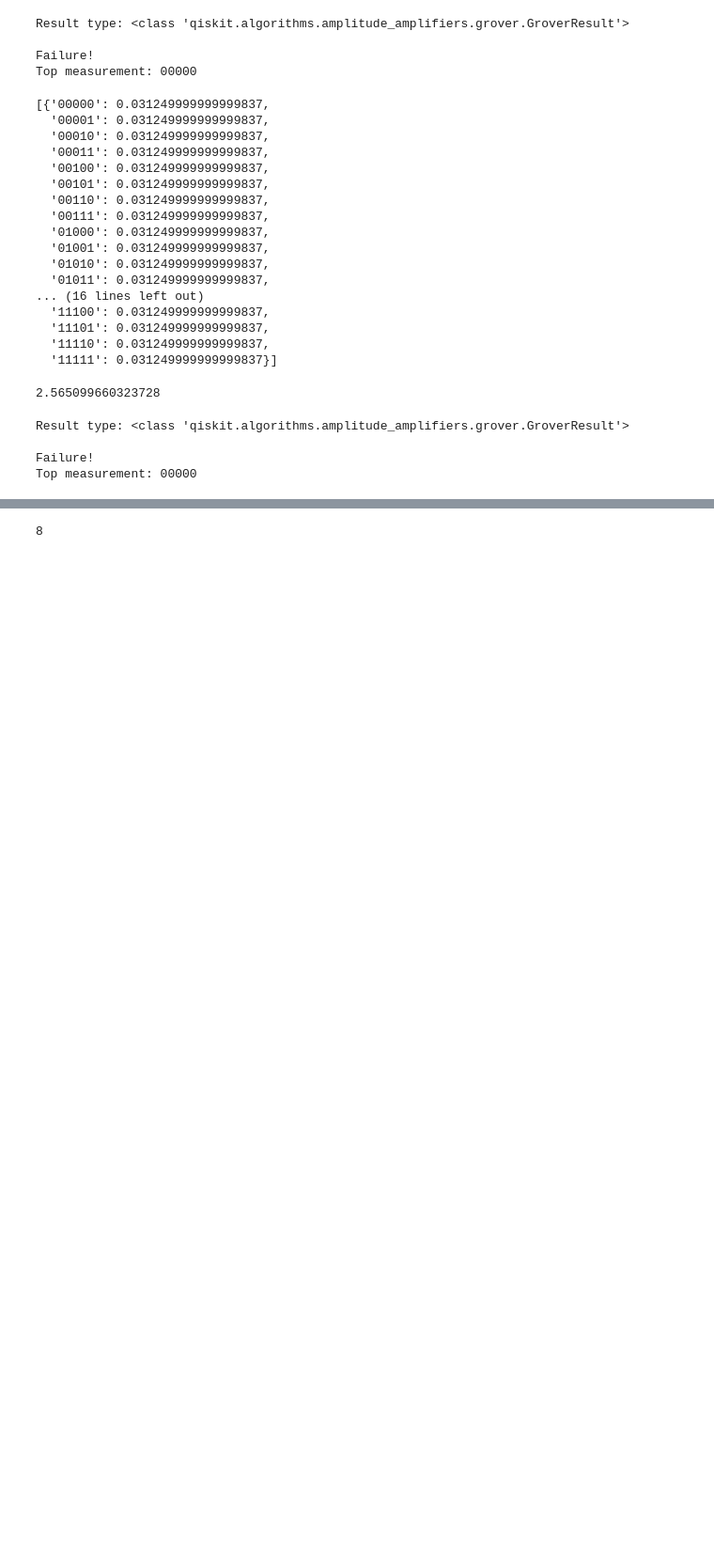
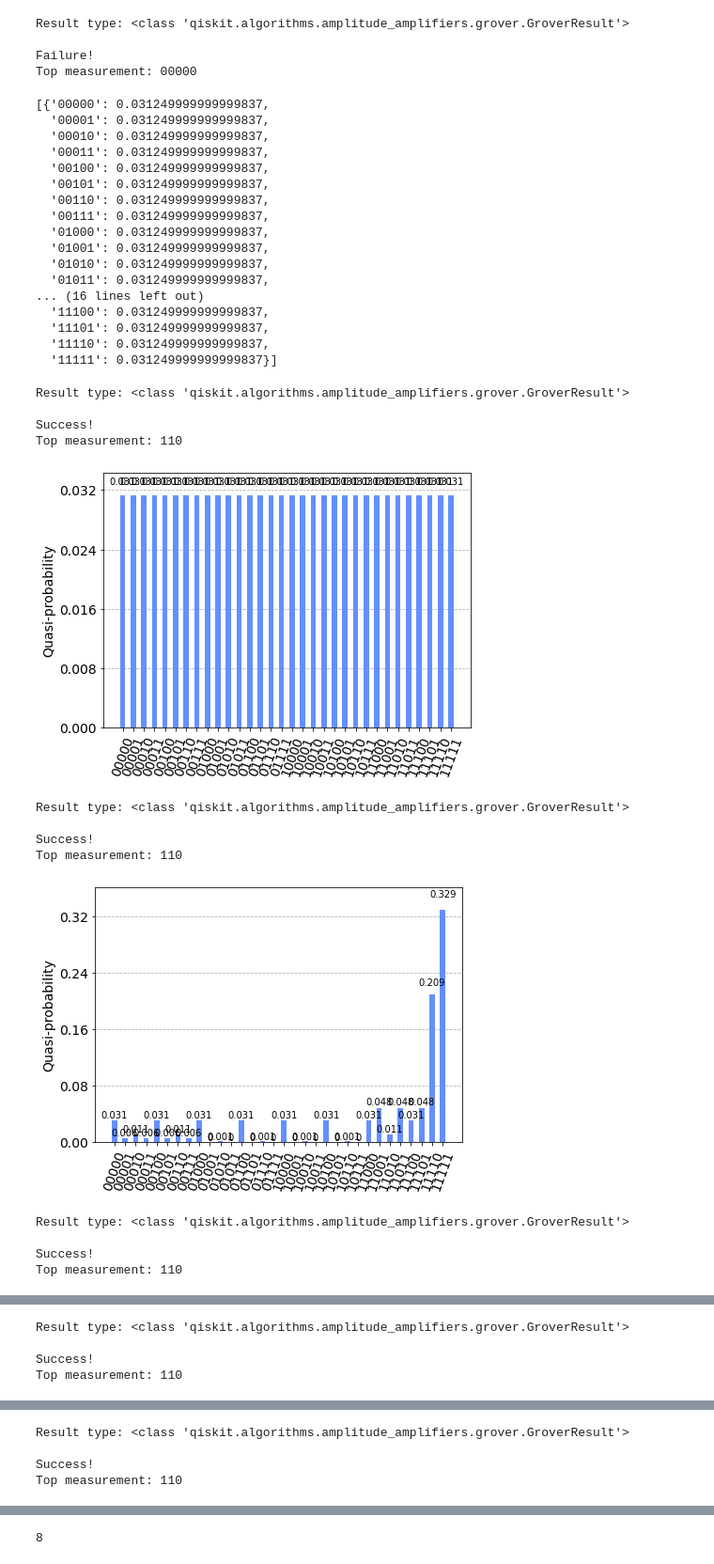
Before and after one commit to Eagle-quantum/QuPCA, a Jupyter notebook: new_tomography.ipynb, the cells around one changed output, grey strips where cells are left out. Shown at 94% size. Cells and saved outputs as stored; diff of their text form; code cells hidden in the pictures; blank space fills up the shorter version.

```diff
--- a/new_tomography.ipynb
+++ b/new_tomography.ipynb
@@ -426,20 +468,28 @@ result.circuit_results
   '11101': 0.031249999999999837,
   '11110': 0.031249999999999837,
   '11111': 0.031249999999999837}]
-# %%
-(np.pi/4)*np.sqrt((2**5)/3)
-# %% [output]
-2.565099660323728
 # %%
+for i in range(20):
 
-grover = Grover(sampler=Sampler(),iterations=2)
-result_1 = grover.amplify(expression_problem)
-print('Result type:', type(result))
-print()
-print('Success!' if result.oracle_evaluation else 'Failure!')
-print('Top measurement:', result.top_measurement)
+    grover = Grover(sampler=Sampler(),iterations=i)
+    result_1 = grover.amplify(expression_problem)
+    print('Result type:', type(result))
+    print()
+    print('Success!' if result.oracle_evaluation else 'Failure!')
+    print('Top measurement:', result.top_measurement)
+    display(plot_histogram(result_1.circuit_results))
 # %% [output]
 Result type: <class 'qiskit.algorithms.amplitude_amplifiers.grover.GroverResult'>
 
-Failure!
-Top measurement: 00000
+Success!
+Top measurement: 110
+[figure, added]
+Result type: <class 'qiskit.algorithms.amplitude_amplifiers.grover.GroverResult'>
+
+Success!
+Top measurement: 110
+[figure, added]
+Result type: <class 'qiskit.algorithms.amplitude_amplifiers.grover.GroverResult'>
+
+Success!
+Top measurement: 110
@@ -445,0 +497,4 @@ Top measurement: 00000
+Result type: <class 'qiskit.algorithms.amplitude_amplifiers.grover.GroverResult'>
+
+Success!
+Top measurement: 110
@@ -445,0 +502,4 @@ Top measurement: 00000
+Result type: <class 'qiskit.algorithms.amplitude_amplifiers.grover.GroverResult'>
+
+Success!
+Top measurement: 110
```
Also changed, not shown: parts of 16 cells of this notebook.
